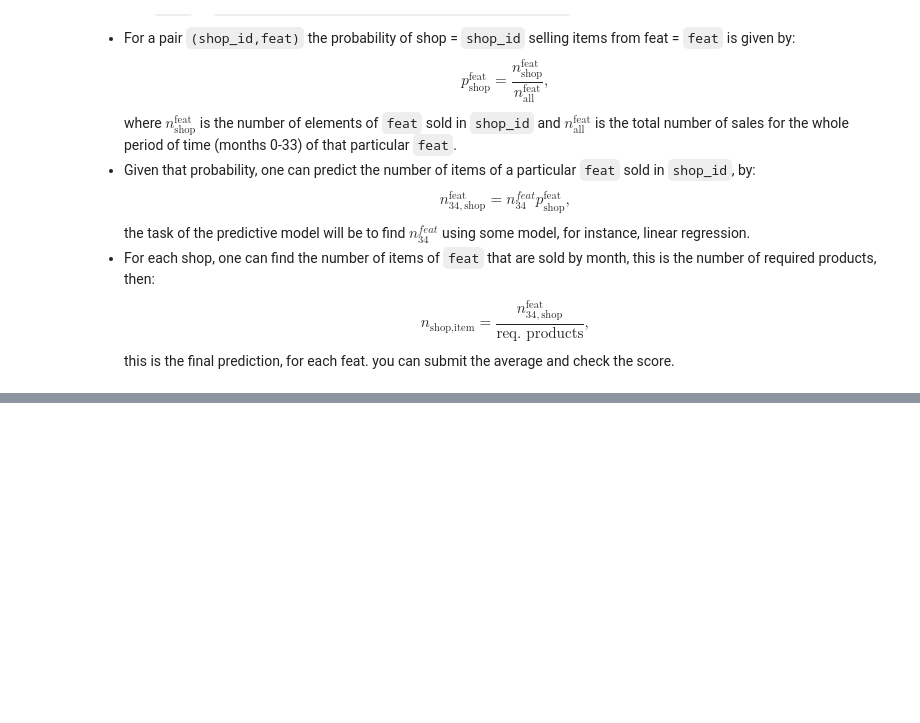
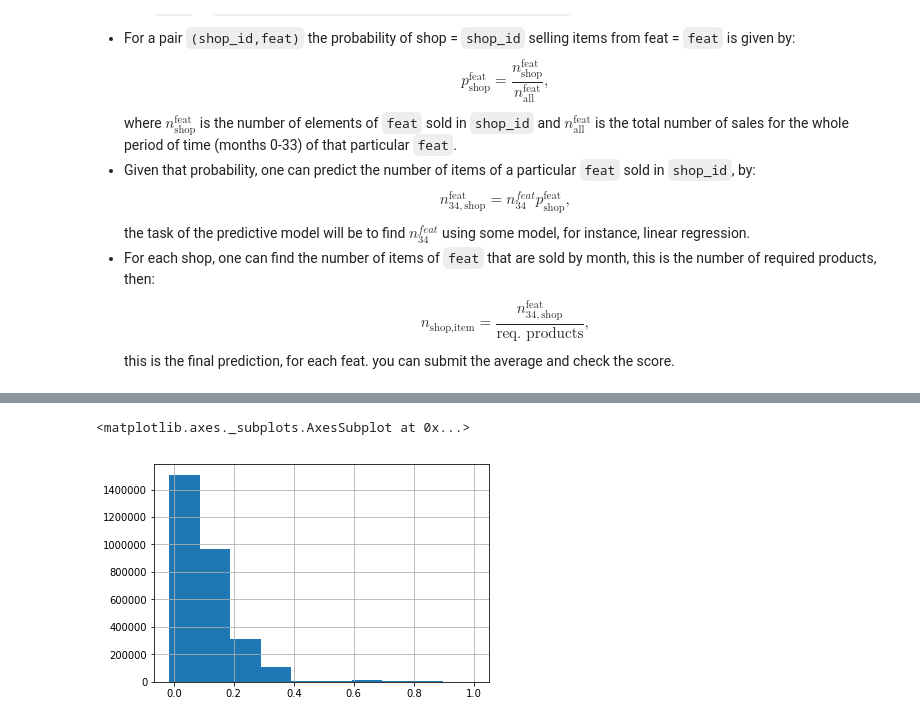
Before and after one commit to data-science-if-usp/kaggle, a Jupyter notebook: pablo/Predict Future Sales.ipynb, the cells around one changed output, grey strips where cells are left out. Drawn from its saved outputs; the diff is of its cells as text; code cells hidden in the pictures; blank space fills up the shorter version.

Commit message:
calculated probabilities

```diff
--- a/pablo/Predict Future Sales.ipynb
+++ b/pablo/Predict Future Sales.ipynb
@@ -386,0 +315,8 @@ train_shop_cat_type.head()
+# %%
+month_shop = get_monthly_probabilities(train,base = ['date_block_num'],group=['shop_id'])
+month_cat_id = get_monthly_probabilities(train, base = ['date_block_num','shop_id'],group = ['item_category_id'])
+month_cat_type = get_monthly_probabilities(train, base = ['date_block_num','shop_id'],group = ['cat_type_l'])
+month_item_type = get_monthly_probabilities(train, base = ['date_block_num','shop_id'],group = ['item_type_l'])
+# %%
+train_0 = pd.merge(train, month_shop, on =['date_block_num','shop_id'], how='left')
+train_0.head().T
@@ -386,0 +335,3 @@ train_shop_cat_type.head()
+# %%
+train_0 = pd.merge(train_0, month_cat_type, on =['date_block_num','shop_id','cat_type_l'], how='left')
+train_0.head().T
@@ -386,0 +352,3 @@ train_shop_cat_type.head()
+# %%
+train_0 = pd.merge(train_0, month_item_type, on =['date_block_num','shop_id','item_type_l'], how='left')
+train_0.head().T
@@ -386,0 +370,5 @@ train_shop_cat_type.head()
+# %%
+train_0['prob_[\'item_type_l\']'].hist()
+# %% [output]
+<matplotlib.axes._subplots.AxesSubplot at 0x...>
+[figure, added]
```
Also changed, not shown: parts of 15 cells of this notebook.
